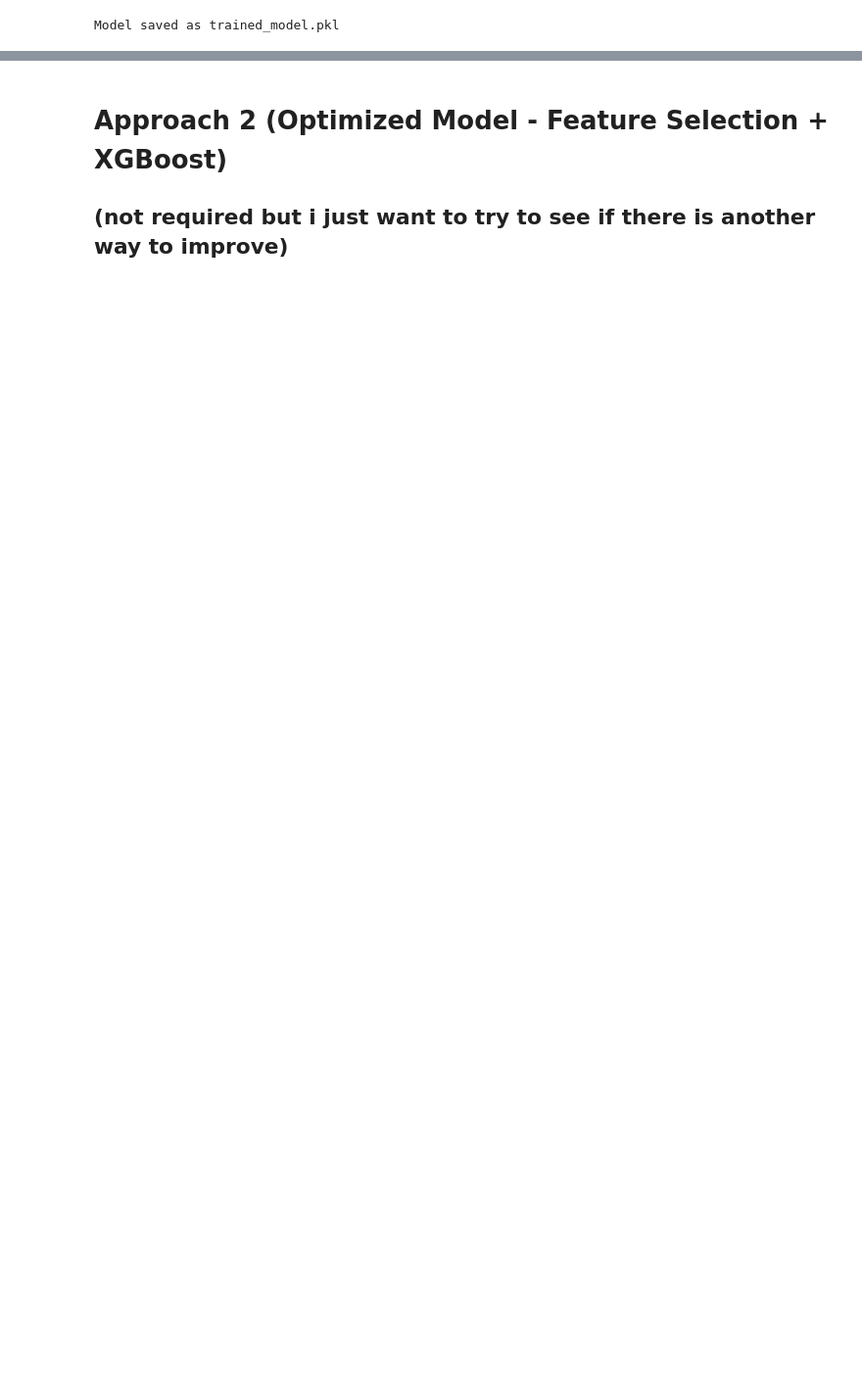
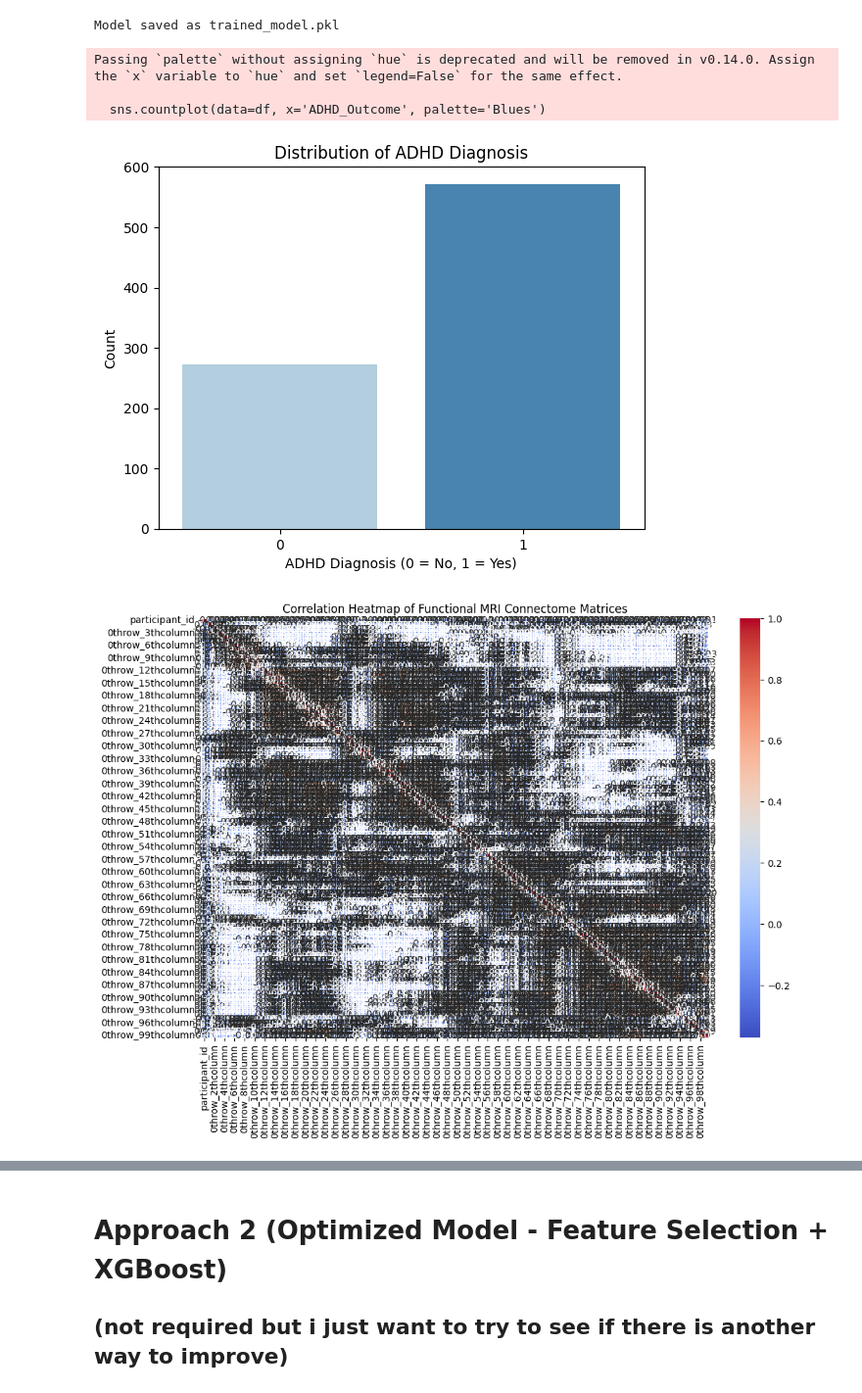
Before and after one commit to hemamotiani/WiDS-Datathon-2025-Female-ADHD-Team3, a Jupyter notebook: WiDS_team_3.ipynb, the cells around one changed output, grey strips where cells are left out. Shown at 98% size. Drawn from its saved outputs; the diff is of its cells as text; code cells hidden in the pictures; blank space fills up the shorter version.

```diff
--- a/WiDS_team_3.ipynb
+++ b/WiDS_team_3.ipynb
@@ -98,3 +106,39 @@ joblib.dump(rf_model, "trained_model.pkl")
 print("Model saved as trained_model.pkl")
 # %% [output]
 Model saved as trained_model.pkl
+# %%
+# Visualization
+sns.countplot(data=df, x='ADHD_Outcome', palette='Blues')
+plt.title('Distribution of ADHD Diagnosis')
+plt.xlabel('ADHD Diagnosis (0 = No, 1 = Yes)')
+plt.ylabel('Count')
+plt.show()
+
+file_path = "/content/TRAIN_FUNCTIONAL_CONNECTOME_MATRICES_new_36P_Pearson.csv"
+fMRI_df = pd.read_csv(file_path)
+fMRI_df = fMRI_df.dropna(axis=1)
+fMRI_subset = fMRI_df.iloc[:, :100]
+fMRI_subset["participant_id"] = le.fit_transform(fMRI_subset["participant_id"])
+
+# Compute the correlation matrix
+correlation_matrix = fMRI_subset.corr()
+
+# Plot the heatmap
+plt.figure(figsize=(12, 8))
+sns.heatmap(correlation_matrix, annot=True, fmt='.2f', cmap='coolwarm', linewidths=0.5)
+plt.title('Correlation Heatmap of Functional MRI Connectome Matrices')
+plt.show()
+
+plt.figure(figsize=(8, 6))
+sns.countplot(data=df, x='Sex_F', hue='ADHD_Outcome', palette='Set2')
+plt.title('Sex vs. ADHD Diagnosis')
+plt.xlabel('Sex (0 = Male, 1 = Female)')
+plt.ylabel('Count')
+plt.legend(title='ADHD Diagnosis', labels=['No ADHD', 'ADHD'])
+plt.show()
+# %% [output]
+Passing `palette` without assigning `hue` is deprecated and will be removed in v0.14.0. Assign the `x` variable to `hue` and set `legend=False` for the same effect.
+
+  sns.countplot(data=df, x='ADHD_Outcome', palette='Blues')
+[figure, added]
+[figure, added]
```
Also changed, not shown: parts of 5 cells of this notebook.
